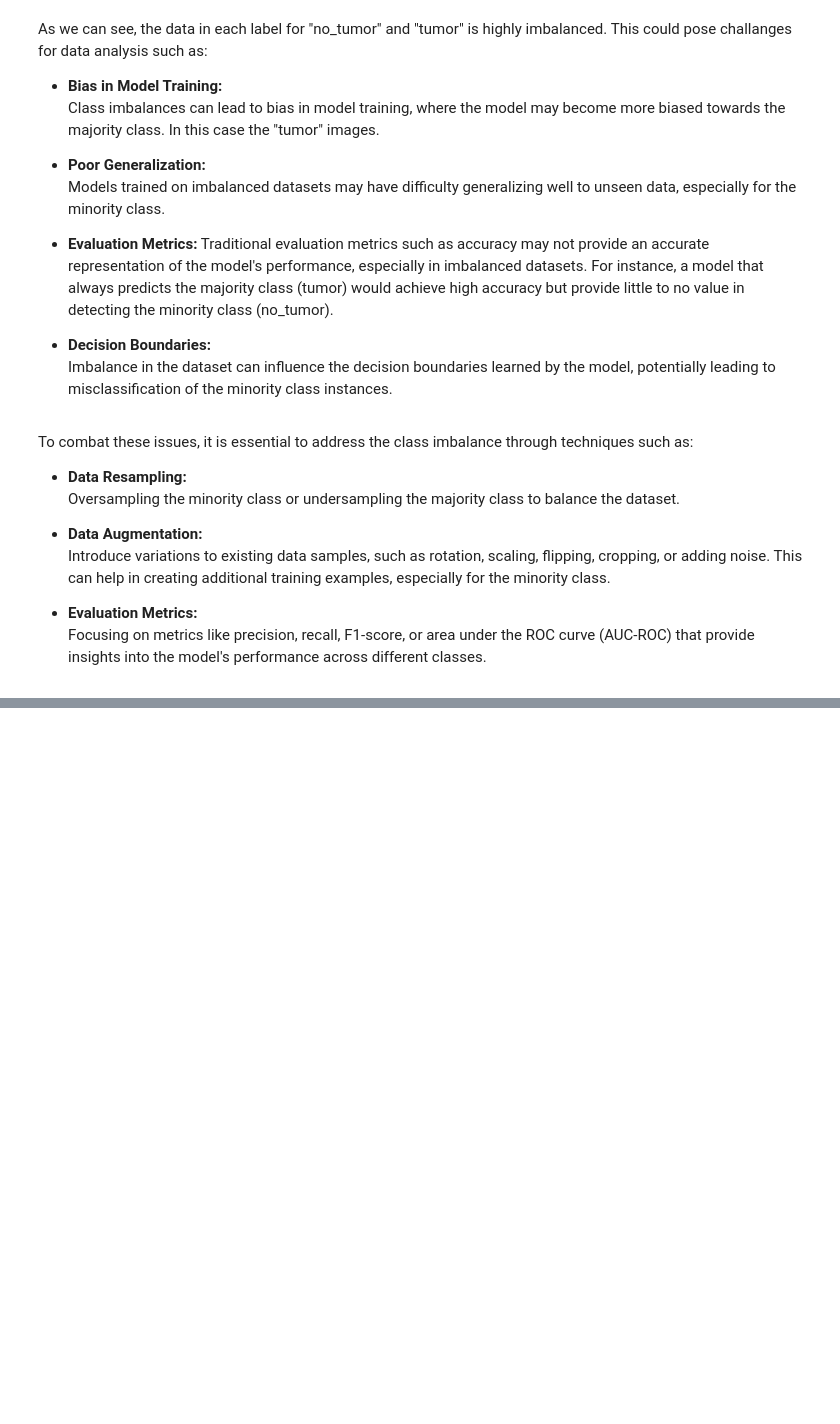
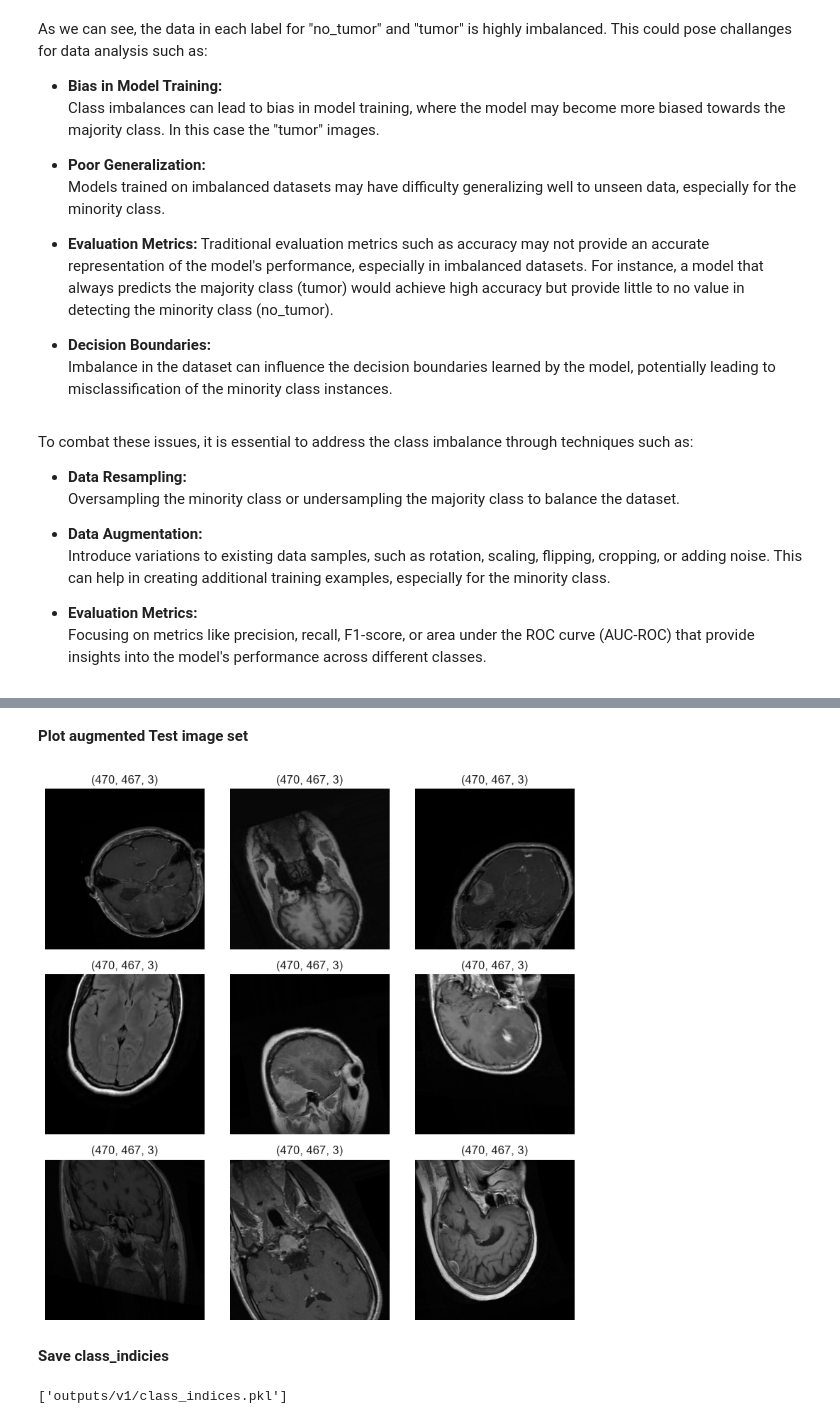
Before and after one commit to NixTS/ml-brain-tumor-detection, a Jupyter notebook: jupyter_notebooks/notebook_3_modelling-and-evaluation.ipynb, the cells around one changed output, grey strips where cells are left out. Saved outputs shown, nothing was run; the diff lists cells and outputs as text; code cells hidden in the pictures; blank space fills up the shorter version.

```diff
--- a/jupyter_notebooks/notebook_3_modelling-and-evaluation.ipynb
+++ b/jupyter_notebooks/notebook_3_modelling-and-evaluation.ipynb
@@ -193,0 +305,24 @@ Focusing on metrics like precision, recall, F1-score, or area under the ROC curv
+# %% [markdown]
+**Plot augmented Test image set**
+# %%
+fig, axes = plt.subplots(3, 3, figsize=(8, 8))
+
+for i in range(9):
+    img, _ = next(test_set)
+
+    axes[i // 3, i % 3].imshow(img[0])
+    axes[i // 3, i % 3].set_title(f'{img[0].shape}')
+
+    axes[i // 3, i % 3].axis('off')
+
+plt.tight_layout()
+plt.show()
+# %% [output]
+[figure, added]
+# %% [markdown]
+**Save class_indicies**
+# %%
+joblib.dump(value=train_set.class_indices,
+            filename=f"{file_path}/class_indices.pkl")
+# %% [output]
+['outputs/v1/class_indices.pkl']
```
Also changed, not shown: parts of 19 cells of this notebook, 1 other file.
